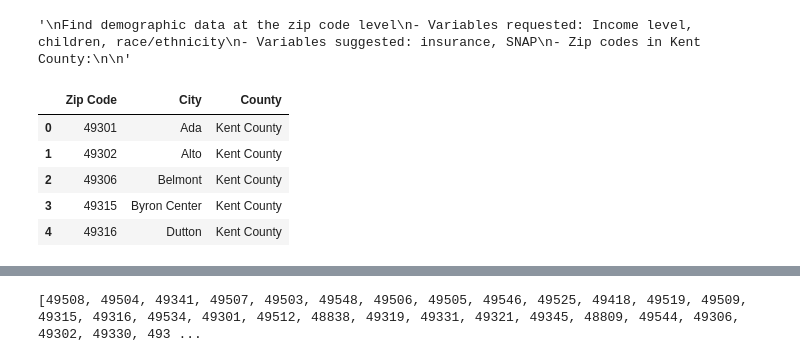
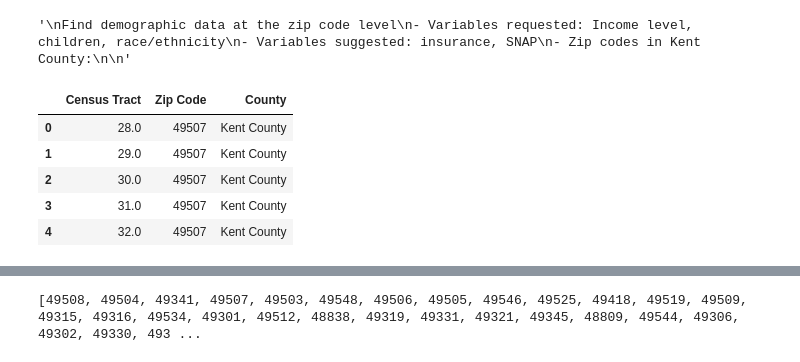
Before and after one commit to tomweinandy/ZipDemos, a Jupyter notebook: ZipCodeDemos.ipynb, the cells around one changed output, grey strips where cells are left out. Drawn from its saved outputs; the diff is of its cells as text; code cells hidden in the pictures.

```diff
--- a/ZipCodeDemos.ipynb
+++ b/ZipCodeDemos.ipynb
@@ -10,13 +10,14 @@ Find demographic data at the zip code level
 '\nFind demographic data at the zip code level\n- Variables requested: Income level, children, race/ethnicity\n- Variables suggested: insurance, SNAP\n- Zip codes in Kent County:\n\n'
 # %%
 import pandas as pd
-df_zip = pd.read_csv('kent_county_zip_codes.csv')
+# df_zip = pd.read_csv('kent_county_zip_codes.csv')
+df_zip = pd.read_csv('kent_county_census_tracts.csv')
 df_zip.head()
 # %% [output]
-|  | Zip Code | City | County |
-| 0 | 49301 | Ada | Kent County |
-| 1 | 49302 | Alto | Kent County |
-| 2 | 49306 | Belmont | Kent County |
-| 3 | 49315 | Byron Center | Kent County |
-| 4 | 49316 | Dutton | Kent County |
+|  | Census Tract | Zip Code | County |
+| 0 | 28.0 | 49507 | Kent County |
+| 1 | 29.0 | 49507 | Kent County |
+| 2 | 30.0 | 49507 | Kent County |
+| 3 | 31.0 | 49507 | Kent County |
+| 4 | 32.0 | 49507 | Kent County |
 # %%
```
Also changed, not shown: parts of 3 cells of this notebook.
